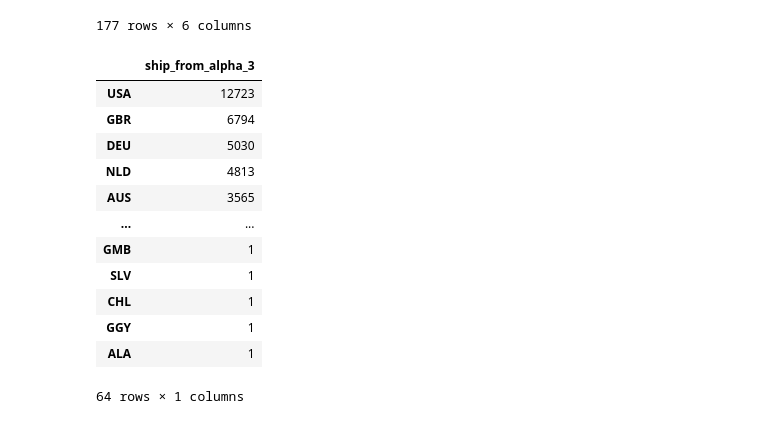
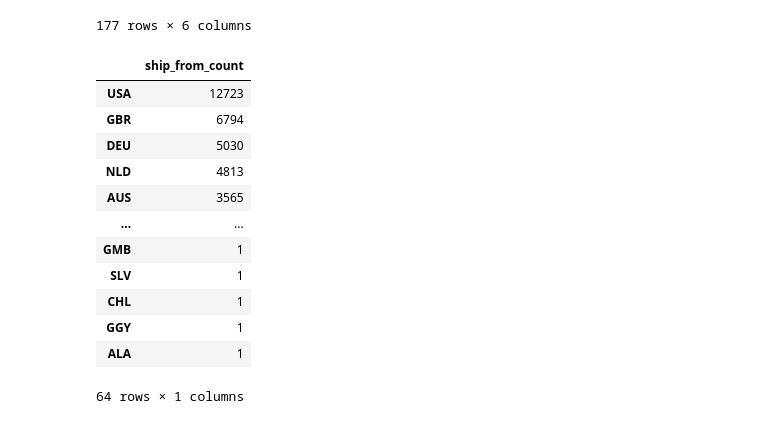
Before and after one commit to freddyman2k/darknet-drug-sales-data-analysis, a Jupyter notebook: exp/exp002_DrugUseAndMentalHealth.ipynb, the cells around one changed output. Saved outputs shown, nothing was run; the diff lists cells and outputs as text; code cells hidden in the pictures.

```diff
--- a/exp/exp002_DrugUseAndMentalHealth.ipynb
+++ b/exp/exp002_DrugUseAndMentalHealth.ipynb
@@ -42,10 +44,10 @@ world
 | 176 | 13026129 | Africa | S. Sudan | SSD | 20880.0 | POLYGON ((30.83385 3.50917, 29.95... |
 177 rows × 6 columns
 # %%
-listings_shipped_from_each_country = df["ship_from_alpha_3"].value_counts().to_frame()
+listings_shipped_from_each_country = df["ship_from_alpha_3"].value_counts().rename("ship_from_count").to_frame()
 listings_shipped_from_each_country
 # %% [output]
-|  | ship_from_alpha_3 |
+|  | ship_from_count |
 | USA | 12723 |
 | GBR | 6794 |
 | DEU | 5030 |
```
Also changed, not shown: parts of 14 cells of this notebook.
